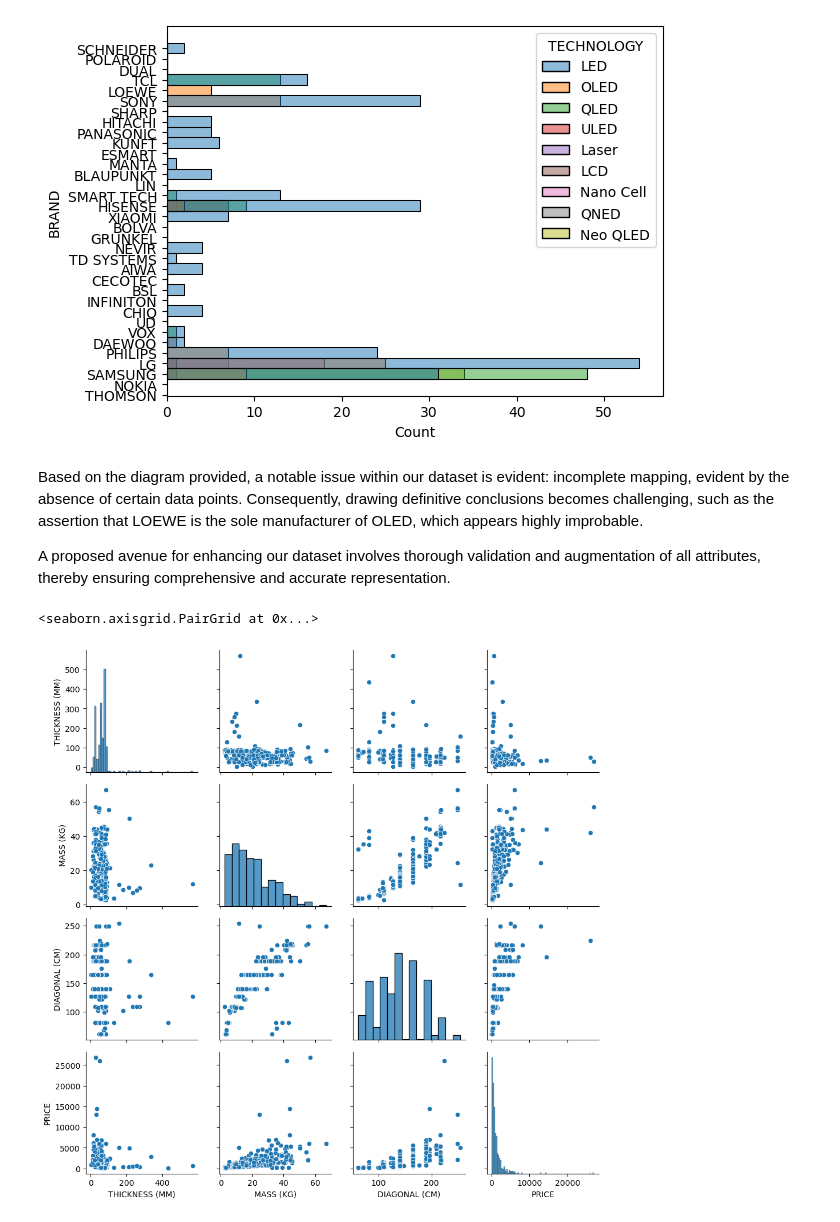
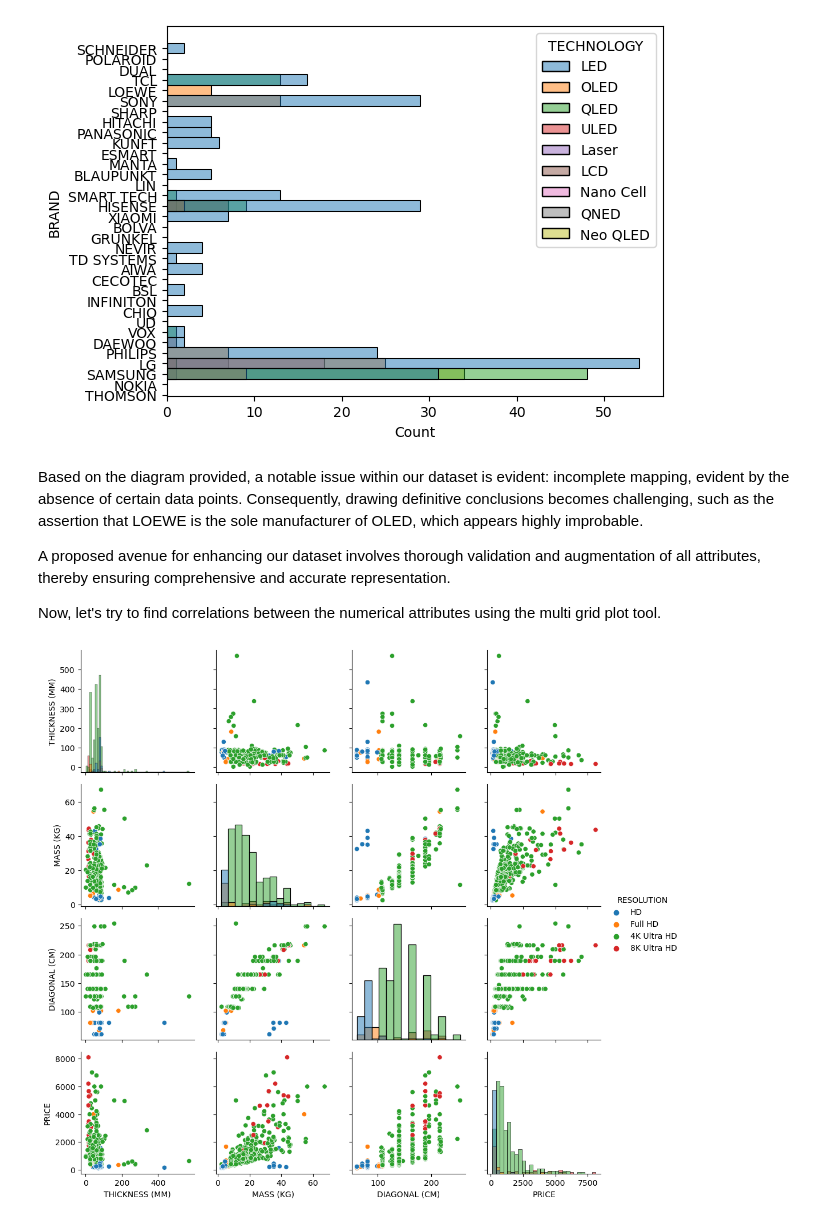
Before and after one commit to pedrodamas1/Scraping-TV-Prices, a Jupyter notebook: TV Scraping.ipynb, the cells around one changed output. Saved outputs shown, nothing was run; the diff lists cells and outputs as text; code cells hidden in the pictures.

```diff
--- a/TV Scraping.ipynb
+++ b/TV Scraping.ipynb
@@ -287,11 +285,16 @@ plt.show()
 Based on the diagram provided, a notable issue within our dataset is evident: incomplete mapping, evident by the absence of certain data points. Consequently, drawing definitive conclusions becomes challenging, such as the assertion that LOEWE is the sole manufacturer of OLED, which appears highly improbable.
 
 A proposed avenue for enhancing our dataset involves thorough validation and augmentation of all attributes, thereby ensuring comprehensive and accurate representation.
+
+Now, let's try to find correlations between the numerical attributes using the multi grid plot tool.
 # %%
-ax = sns.PairGrid(df[['THICKNESS (MM)', 'MASS (KG)', 'DIAGONAL (CM)', 'RESOLUTION', 'PRICE']])
+ax = sns.PairGrid(
+    data=df[df['PRICE']<10000],
+    vars=['THICKNESS (MM)', 'MASS (KG)', 'DIAGONAL (CM)', 'PRICE'],
+    hue='RESOLUTION')
 ax.map_diag(sns.histplot)
 ax.map_offdiag(sns.scatterplot)
-# plt.show()
+ax.add_legend()
+plt.show()
 # %% [output]
-<seaborn.axisgrid.PairGrid at 0x...>
-[figure, old version]
+[figure, new version]
```
Also changed, not shown: parts of 11 cells of this notebook, 2 other files.
